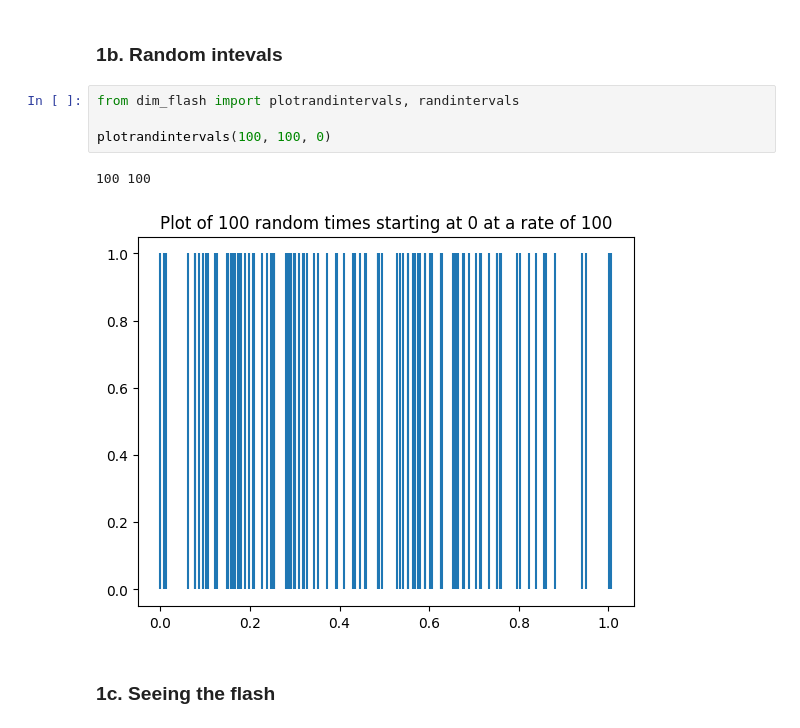
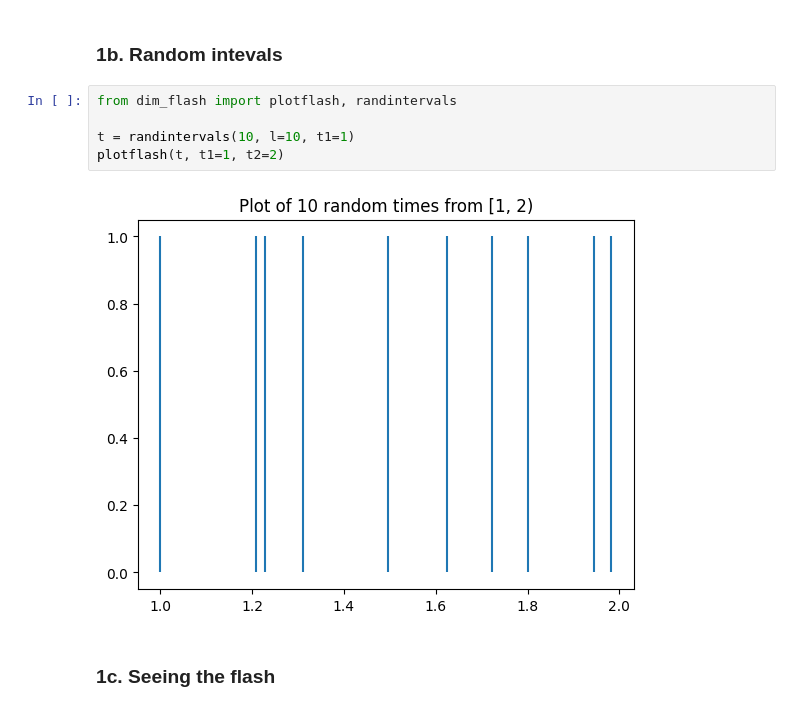
Before and after one commit to hwelch/computational_perception, a Jupyter notebook: A2/A2b/A2b_hjw36.ipynb, the cells around one changed output. Saved outputs shown, nothing was run; the diff lists cells and outputs as text.

```diff
--- a/A2/A2b/A2b_hjw36.ipynb
+++ b/A2/A2b/A2b_hjw36.ipynb
@@ -14,12 +15,12 @@ plotflash(100, 0, 1)
 # %% [markdown]
 ### 1b. Random intevals
 # %%
-from dim_flash import plotrandintervals, randintervals
+from dim_flash import plotflash, randintervals
 
-plotrandintervals(100, 100, 0)
+t = randintervals(10, l=10, t1=1)
+plotflash(t, t1=1, t2=2)
 # %% [output]
-100 100
-[figure, old version]
+[figure, new version]
 # %% [markdown]
 ### 1c. Seeing the flash
 # %% [markdown]
```
Also changed, not shown: parts of 5 cells of this notebook, 13 other files.
